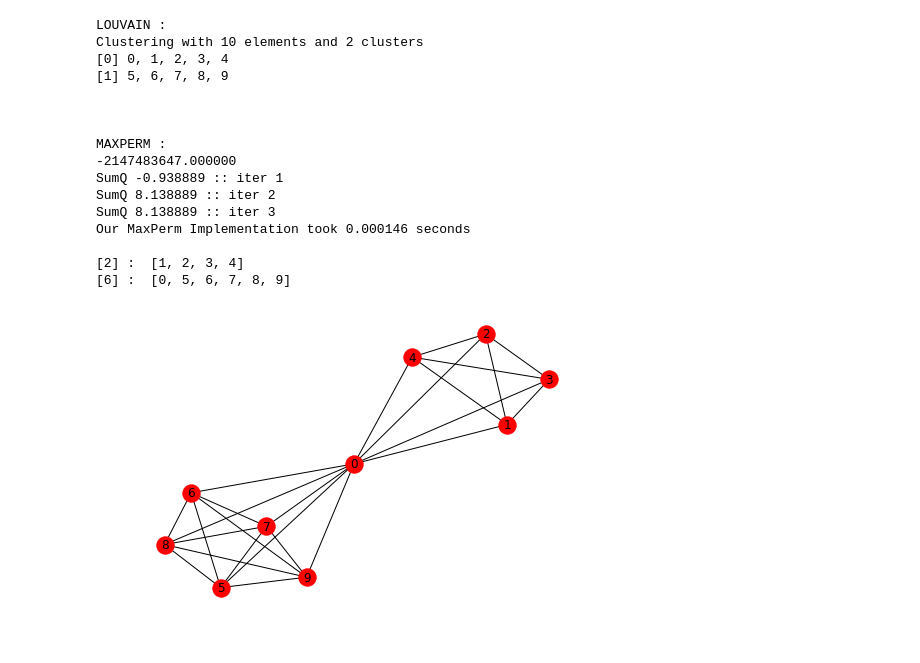
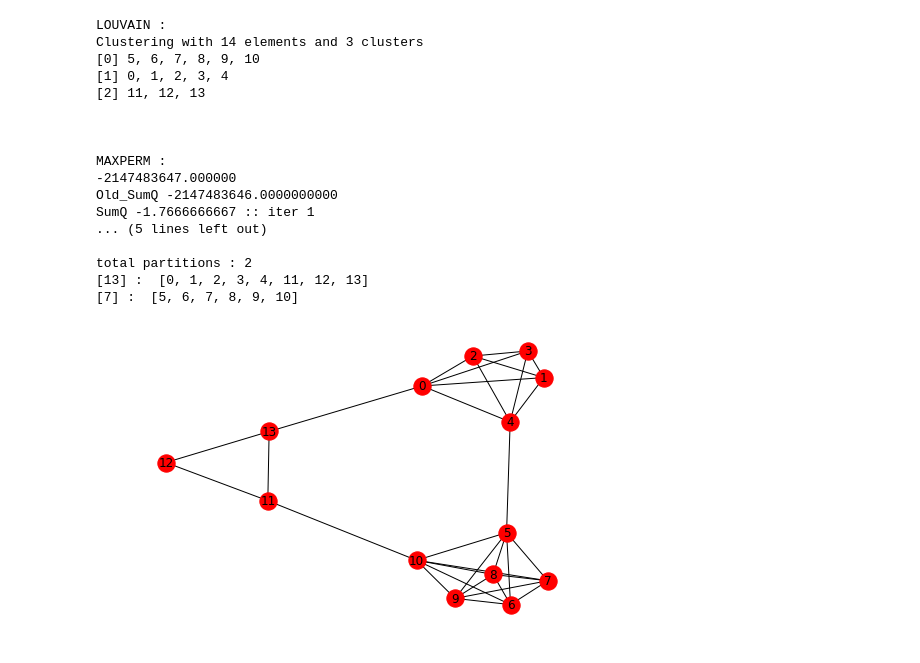
Before and after one commit to Atishay-jn/Bias-in-CDA, a Jupyter notebook: Anunay/Script.ipynb, the cells around one changed output. Drawn from its saved outputs; the diff is of its cells as text; code cells hidden in the pictures.

```diff
--- a/Anunay/Script.ipynb
+++ b/Anunay/Script.ipynb
@@ -248,0 +252,20 @@ Clustering with 4 elements and 2 clusters
+# %%
+def ring_of_clique_temp(ring_size , clique_list):
+
+    total_vert = sum(clique_list);
+
+    edges = creat_random_connected(0,clique_list[0]);
+
+    offset = clique_list[0]
+    prev_connector = offset - 1
+
+    for i in range(1,ring_size):
+        new_clique = creat_random_connected(offset,clique_list[i]);
+        new_clique.append((prev_connector,offset))
+        edges.extend(new_clique)
+        offset += clique_list[i]
+        prev_connector += clique_list[i]
+
+    edges.append((0,prev_connector))
+
+    return [total_vert, edges]
@@ -615,25 +427,26 @@ Our MaxPerm Implementation took 11.889962 seconds
 # %%
-graph_1 = hub_node_graph(4,5)
+graph_1 = ring_of_clique_temp(3,[5,6,3])
 print("LOUVAIN : ")
 run_louvain(graph_1[0],graph_1[1])
 print("\n\n")
 print("MAXPERM : ")
 run_maxperm(graph_1[0],graph_1[1])
 # %% [output]
 LOUVAIN :
-Clustering with 10 elements and 2 clusters
-[0] 0, 1, 2, 3, 4
-[1] 5, 6, 7, 8, 9
+Clustering with 14 elements and 3 clusters
+[0] 5, 6, 7, 8, 9, 10
+[1] 0, 1, 2, 3, 4
+[2] 11, 12, 13
 
 
 
 MAXPERM :
 -2147483647.000000
-SumQ -0.938889 :: iter 1
-SumQ 8.138889 :: iter 2
-SumQ 8.138889 :: iter 3
-Our MaxPerm Implementation took 0.000146 seconds
+Old_SumQ -2147483646.0000000000
+SumQ -1.7666666667 :: iter 1
+... (5 lines left out)
 
-[2] :  [1, 2, 3, 4]
-[6] :  [0, 5, 6, 7, 8, 9]
+total partitions : 2
+[13] :  [0, 1, 2, 3, 4, 11, 12, 13]
+[7] :  [5, 6, 7, 8, 9, 10]
-[figure, old version]
+[figure, new version]
```
Also changed, not shown: parts of 71 cells of this notebook, 5 other files.
